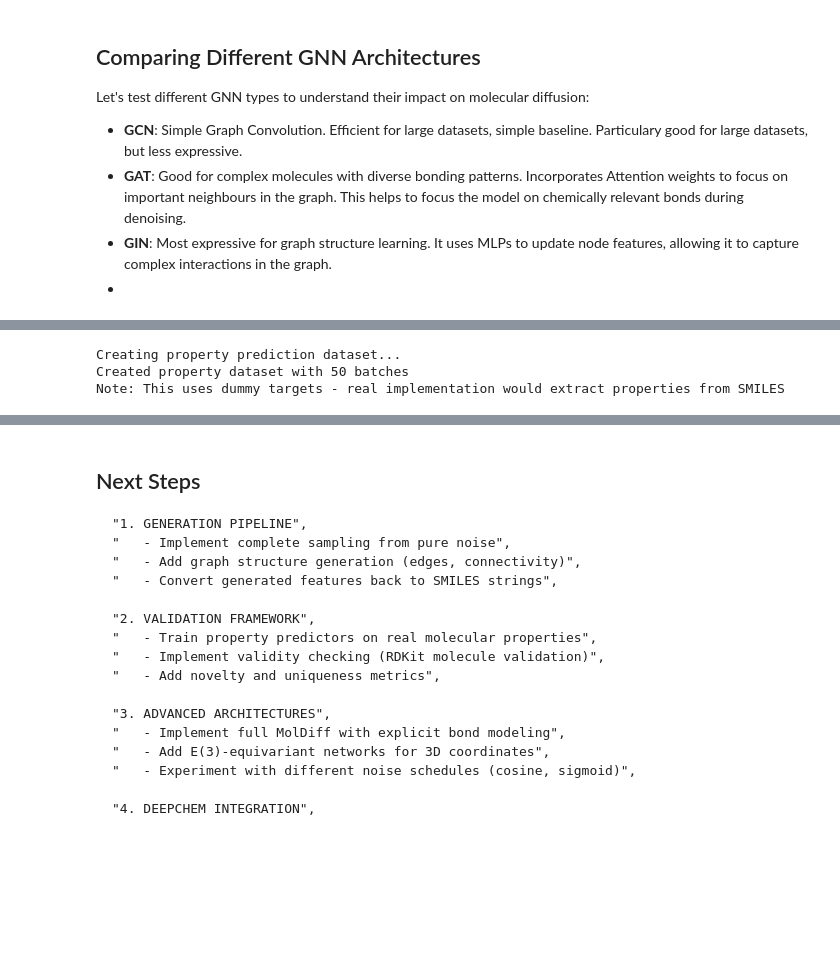
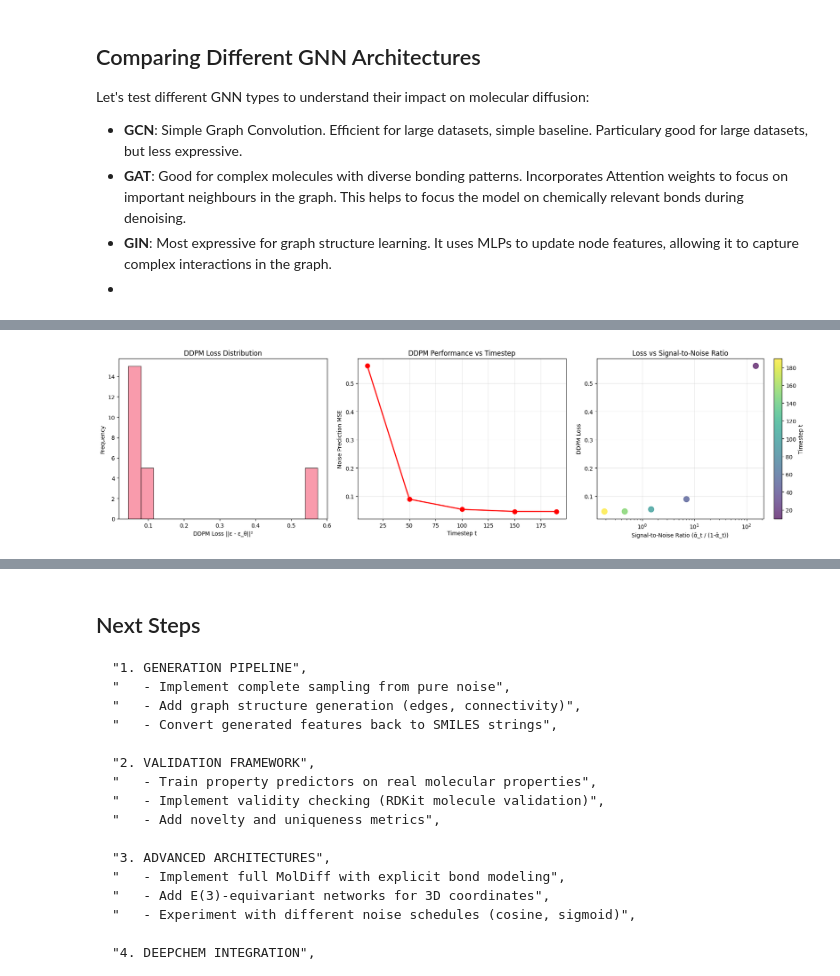
Before and after one commit to Jan10e/diffusion_gnn, a Jupyter notebook: experiments/notebooks/03_2d_molecular_diffusion_gnn_tox21.ipynb, the cells around one changed output, grey strips where cells are left out. Drawn from its saved outputs; the diff is of its cells as text; code cells hidden in the pictures; blank space fills up the shorter version.

```diff
--- a/experiments/notebooks/03_2d_molecular_diffusion_gnn_tox21.ipynb
+++ b/experiments/notebooks/03_2d_molecular_diffusion_gnn_tox21.ipynb
@@ -825,59 +1320,3 @@ Visualizing DDPM forward process for molecule with 14 atoms
-# %%
-# Molecular property prediction
-
-# Create GNN backbone for property prediction
-property_gnn = create_molecular_gnn(
-    atom_dim=atom_dim,
-    bond_dim=bond_dim,
-    hidden_dim=64,
-    num_layers=2,
-    gnn_type='gat'
-).to(device)
-
-# Train a property predictor for validation
-property_predictor = MolecularPropertyPredictor(
-    gnn=property_gnn,
-    num_tasks=3  # Predict 3 molecular properties
-).to(device)
-
-def create_property_targets(dataloader, max_batches=50):
-    """Create property prediction targets from SMILES"""
-    all_features = []
-    all_targets = []
-    all_batches = []
-
-    for i, batch in enumerate(dataloader):
-        if i >= max_batches:
-            break
-
-        batch_size = batch.batch.max().item() + 1
-        targets = []
-
-        # Extract SMILES for this batch (simplified - you'd need proper mapping)
-        for mol_idx in range(batch_size):
-            # Dummy properties for demonstration
-            mol_weight = np.random.normal(300, 100)  # Molecular weight
-            logp = np.random.normal(2, 1)           # LogP
-            num_rings = np.random.poisson(2)        # Number of rings
-
-            targets.append([mol_weight, logp, num_rings])
-
-        all_features.append(batch)
-        all_targets.append(torch.tensor(targets, dtype=torch.float32))
-        all_batches.append(i)
-
-    return all_features, all_targets
-
-# This is a simplified version - in practice you'd extract real properties
-print("Creating property prediction dataset...")
-feature_batches, target_batches = create_property_targets(dataloader)
-
-print(f"Created property dataset with {len(feature_batches)} batches")
-print("Note: This uses dummy targets - real implementation would extract properties from SMILES")
-# %% [output]
-Creating property prediction dataset...
-Created property dataset with 50 batches
-Note: This uses dummy targets - real implementation would extract properties from SMILES
 # %%
 def analyze_ddpm_model_quality(model, scheduler, dataloader, device, num_samples=5):
     """
@@ -986,3 +1425,7 @@ def analyze_ddpm_model_quality(model, scheduler, dataloader, device, num_samples
     plt.show()
 
     return analysis_results
+
+# Call the function
+ddpm_analysis = analyze_ddpm_model_quality(model, scheduler, dataloader, device, num_samples=5)
+# %% [output]
@@ -988,0 +1440 @@ def analyze_ddpm_model_quality(model, scheduler, dataloader, device, num_samples
+[figure, added]
```
Also changed, not shown: parts of 23 cells of this notebook, 1 other file.
